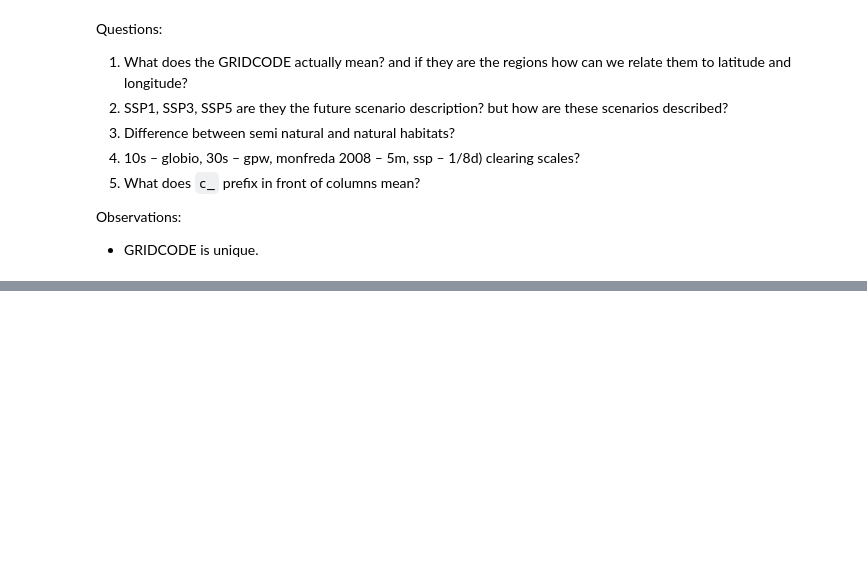
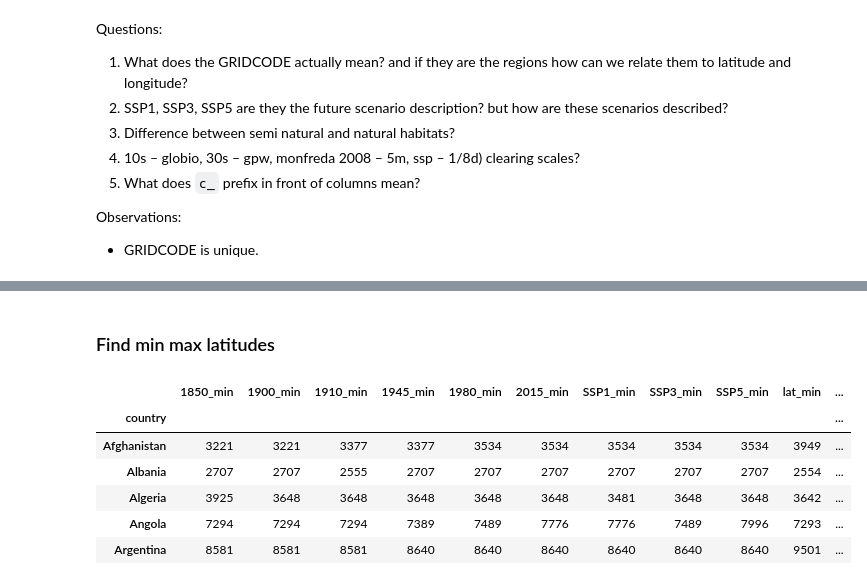
Before and after one commit to AhmedAhres/AhmedAhres.github.io, a Jupyter notebook: DataExploration.ipynb, the cells around one changed output, grey strips where cells are left out. Cells and saved outputs as stored; diff of their text form; code cells hidden in the pictures; blank space fills up the shorter version.

```diff
--- a/DataExploration.ipynb
+++ b/DataExploration.ipynb
@@ -315,0 +403,29 @@ Observations:
+# %%
+resource = 'en'
+resolution = '1d'
+periods = ['1850','1900','1910','1945','1980','cur','ssp1','ssp3','ssp5']
+# %%
+columns_totake = []
+for period in periods :
+    columns_totake.append('nat_cont_poll_'+resource+'_'+resolution+'_'+period)
+
+columns_totransform = columns_totake.copy()
+columns_totake.extend(('long', 'lat'))
+
+natures_contribution_pixels = pollination_table['country']
+natures_contribution_pixels = pd.concat([natures_contribution_pixels, pollination_table[columns_totake].copy()], axis=1)
+for col in columns_totransform:
+    natures_contribution_pixels[col] = (natures_contribution_pixels[col]*10000).round()/100
+
+column_names = ['country']
+for col in periods:
+    column_names.append(col)
+
+column_names.append('long')
+column_names.append('lat')
+for i in range(7,10):
+    column_names[i] = column_names[i].upper()
+
+column_names[6] = '2015'
+natures_contribution_pixels.columns = column_names
+natures_contribution_pixels.head()
@@ -315,0 +450,16 @@ Observations:
+# %% [markdown]
+### Find min max latitudes
+# %%
+mins = natures_contribution_pixels.groupby('country').idxmin().add_suffix('_min')
+
+maxs = natures_contribution_pixels.groupby('country').idxmax().add_suffix('_max')
+countriesdf = natures_contribution_pixels.groupby('country').count().reset_index()
+mins.head()
+# %% [output]
+|  | 1850_min | 1900_min | 1910_min | 1945_min | 1980_min | 2015_min | SSP1_min | SSP3_min | SSP5_min | lat_min | ... |
+| country |  |  |  |  |  |  |  |  |  |  | ... |
+| Afghanistan | 3221 | 3221 | 3377 | 3377 | 3534 | 3534 | 3534 | 3534 | 3534 | 3949 | ... |
+| Albania | 2707 | 2707 | 2555 | 2707 | 2707 | 2707 | 2707 | 2707 | 2707 | 2554 | ... |
+| Algeria | 3925 | 3648 | 3648 | 3648 | 3648 | 3648 | 3481 | 3648 | 3648 | 3642 | ... |
+| Angola | 7294 | 7294 | 7294 | 7389 | 7489 | 7776 | 7776 | 7489 | 7996 | 7293 | ... |
+| Argentina | 8581 | 8581 | 8581 | 8640 | 8640 | 8640 | 8640 | 8640 | 8640 | 9501 | ... |
```
Also changed, not shown: parts of 25 cells of this notebook, 2 other files.
